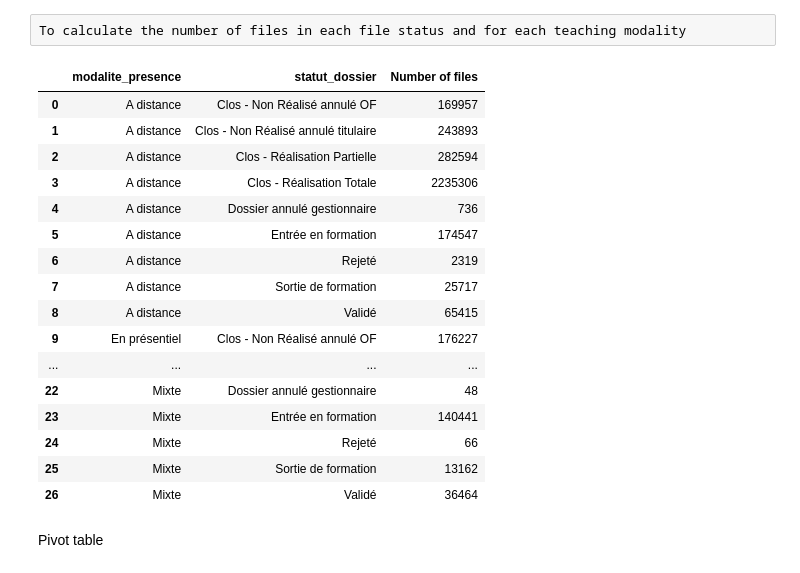
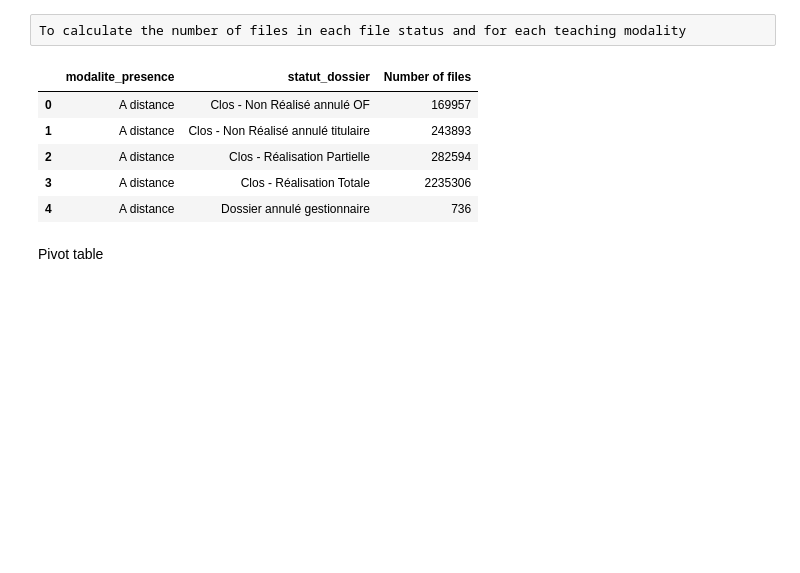
Before and after one commit to JosephYudita/auto, a Jupyter notebook: autonomous application on a dataset(Yudita).ipynb, the cells around one changed output. Drawn from its saved outputs; the diff is of its cells as text; code cells hidden in the pictures; blank space fills up the shorter version.

```diff
--- a/autonomous application on a dataset(Yudita).ipynb
+++ b/autonomous application on a dataset(Yudita).ipynb
@@ -140,26 +136,15 @@ To calculate the number of files in each file status and for each teaching modal
 # %%
 dossiers=pd.DataFrame(data.groupby(["modalite_presence","statut_dossier"])["nb_dossiers"].sum())
 dossiers.columns=["Number of files"]
 dossiers.reset_index(inplace=True)
-dossiers
+dossiers.head()
 # %% [output]
 |  | modalite_presence | statut_dossier | Number of files |
 | 0 | A distance | Clos - Non Réalisé annulé OF | 169957 |
 | 1 | A distance | Clos - Non Réalisé annulé titulaire | 243893 |
 | 2 | A distance | Clos - Réalisation Partielle | 282594 |
 | 3 | A distance | Clos - Réalisation Totale | 2235306 |
 | 4 | A distance | Dossier annulé gestionnaire | 736 |
-| 5 | A distance | Entrée en formation | 174547 |
-| 6 | A distance | Rejeté | 2319 |
-| 7 | A distance | Sortie de formation | 25717 |
-| 8 | A distance | Validé | 65415 |
-| 9 | En présentiel | Clos - Non Réalisé annulé OF | 176227 |
-| ... | ... | ... | ... |
-| 22 | Mixte | Dossier annulé gestionnaire | 48 |
-| 23 | Mixte | Entrée en formation | 140441 |
-| 24 | Mixte | Rejeté | 66 |
-| 25 | Mixte | Sortie de formation | 13162 |
-| 26 | Mixte | Validé | 36464 |
 # %% [markdown]
 Pivot table
 # %% [raw]
```
Also changed, not shown: parts of 4 cells of this notebook.
